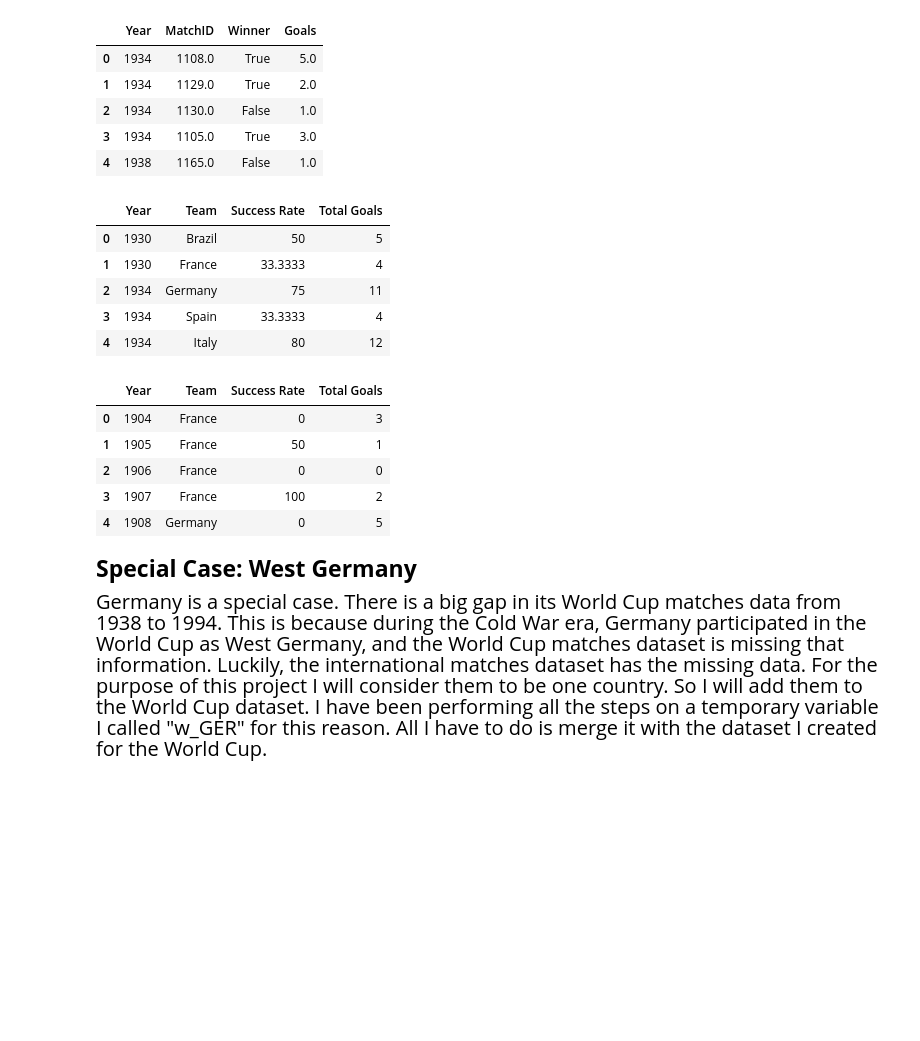
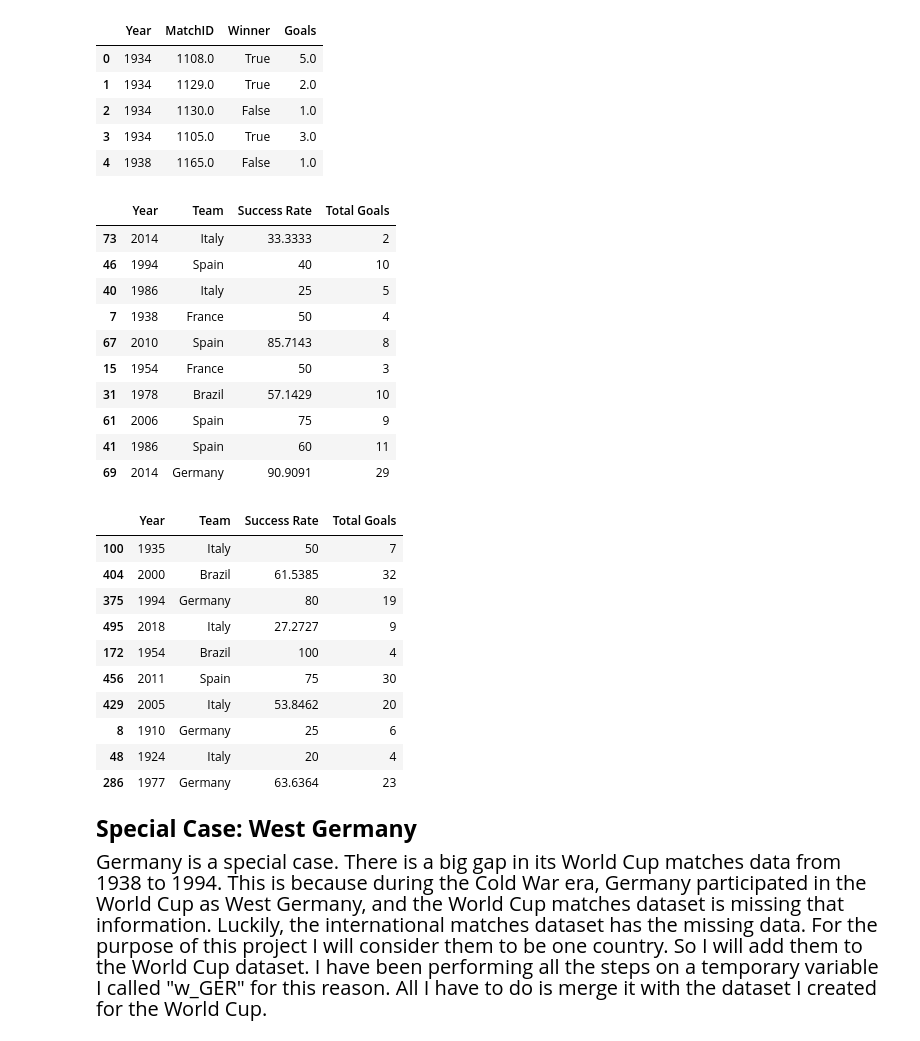
Before and after one commit to Yazeedz91/FIFA-World-Cup-Analysis, a Jupyter notebook: FIFA World Cup - Champion's Curse Analysis.ipynb, the cells around one changed output. Cells and saved outputs as stored; diff of their text form; code cells hidden in the pictures; blank space fills up the shorter version.

```diff
--- a/FIFA World Cup - Champion's Curse Analysis.ipynb
+++ b/FIFA World Cup - Champion's Curse Analysis.ipynb
@@ -339,14 +339,19 @@ ITA_wc_wr.drop_duplicates(inplace=True)
 datasets = [GER_wc_wr, FRA_wc_wr, BRA_wc_wr, ESP_wc_wr, ITA_wc_wr]
 wc = pd.concat(datasets).sort_values(by='Year').reset_index(drop=True)
 
-wc.head()
+wc.sample(10)
 # %% [output]
 |  | Year | Team | Success Rate | Total Goals |
-| 0 | 1930 | Brazil | 50 | 5 |
-| 1 | 1930 | France | 33.3333 | 4 |
-| 2 | 1934 | Germany | 75 | 11 |
-| 3 | 1934 | Spain | 33.3333 | 4 |
-| 4 | 1934 | Italy | 80 | 12 |
+| 73 | 2014 | Italy | 33.3333 | 2 |
+| 46 | 1994 | Spain | 40 | 10 |
+| 40 | 1986 | Italy | 25 | 5 |
+| 7 | 1938 | France | 50 | 4 |
+| 67 | 2010 | Spain | 85.7143 | 8 |
+| 15 | 1954 | France | 50 | 3 |
+| 31 | 1978 | Brazil | 57.1429 | 10 |
+| 61 | 2006 | Spain | 75 | 9 |
+| 41 | 1986 | Spain | 60 | 11 |
+| 69 | 2014 | Germany | 90.9091 | 29 |
 # %%
 ##########################################
 ##### International Matches datasets #####
@@ -391,39 +396,44 @@ FRA_intl_wr.drop_duplicates(inplace=True)
 BRA_intl_wr.drop_duplicates(inplace=True)
 ESP_intl_wr.drop_duplicates(inplace=True)
 ITA_intl_wr.drop_duplicates(inplace=True)
 
 # temp Germany dataset
 w_GER_wr.drop_duplicates(inplace=True)
 
 # 2018 World Cup data
 GER_2018_wr.drop_duplicates(inplace=True)
 FRA_2018_wr.drop_duplicates(inplace=True)
 BRA_2018_wr.drop_duplicates(inplace=True)
 ESP_2018_wr.drop_duplicates(inplace=True)
 ITA_2018_wr.drop_duplicates(inplace=True)
 
 # now to create the overall dataset for all teams
 datasets = [GER_intl_wr, FRA_intl_wr, BRA_intl_wr, ESP_intl_wr, ITA_intl_wr]
 intl = pd.concat(datasets).sort_values(by='Year').reset_index(drop=True)
 
 # adding 2018 World Cup data to wc dataset and to each team's dataset
 datasets = [wc, GER_2018_wr, FRA_2018_wr, BRA_2018_wr, ESP_2018_wr, ITA_2018_wr]
 wc = pd.concat(datasets).sort_values(by='Year').reset_index(drop=True)
 
 GER_wc_wr = pd.concat([GER_2018_wr, GER_wc_wr]).sort_values(by='Year').reset_index(drop=True)
 FRA_wc_wr = pd.concat([FRA_2018_wr, FRA_wc_wr]).sort_values(by='Year').reset_index(drop=True)
 BRA_wc_wr = pd.concat([BRA_2018_wr, BRA_wc_wr]).sort_values(by='Year').reset_index(drop=True)
 ESP_wc_wr = pd.concat([ESP_2018_wr, ESP_wc_wr]).sort_values(by='Year').reset_index(drop=True)
 ITA_wc_wr = pd.concat([ITA_2018_wr, ITA_wc_wr]).sort_values(by='Year').reset_index(drop=True)
 
-intl.head()
+intl.sample(10)
 # %% [output]
 |  | Year | Team | Success Rate | Total Goals |
-| 0 | 1904 | France | 0 | 3 |
-| 1 | 1905 | France | 50 | 1 |
-| 2 | 1906 | France | 0 | 0 |
-| 3 | 1907 | France | 100 | 2 |
-| 4 | 1908 | Germany | 0 | 5 |
+| 100 | 1935 | Italy | 50 | 7 |
+| 404 | 2000 | Brazil | 61.5385 | 32 |
+| 375 | 1994 | Germany | 80 | 19 |
+| 495 | 2018 | Italy | 27.2727 | 9 |
+| 172 | 1954 | Brazil | 100 | 4 |
+| 456 | 2011 | Spain | 75 | 30 |
+| 429 | 2005 | Italy | 53.8462 | 20 |
+| 8 | 1910 | Germany | 25 | 6 |
+| 48 | 1924 | Italy | 20 | 4 |
+| 286 | 1977 | Germany | 63.6364 | 23 |
 # %% [markdown]
 <p align="left" style="font-size: 23px;"><b>Special Case: West Germany</b></p>
 <p align='left' style="font-size: 20px; font-family:georgia; line-height:30px">Germany is a special case. There is a big gap in its World Cup matches data from 1938 to 1994. This is because during the Cold War era, Germany participated in the World Cup as West Germany, and the World Cup matches dataset is missing that information. Luckily, the international matches dataset has the missing data. For the purpose of this project I will consider them to be one country. So I will add them to the World Cup dataset. I have been performing all the steps on a temporary variable I called "w_GER" for this reason. All I have to do is merge it with the dataset I created for the World Cup.</p>
```
Also changed, not shown: parts of 3 cells of this notebook.
